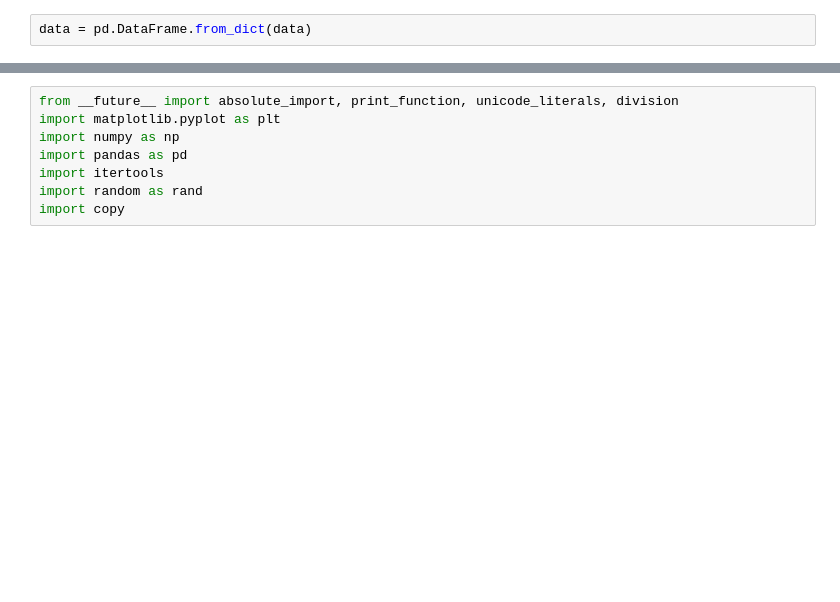
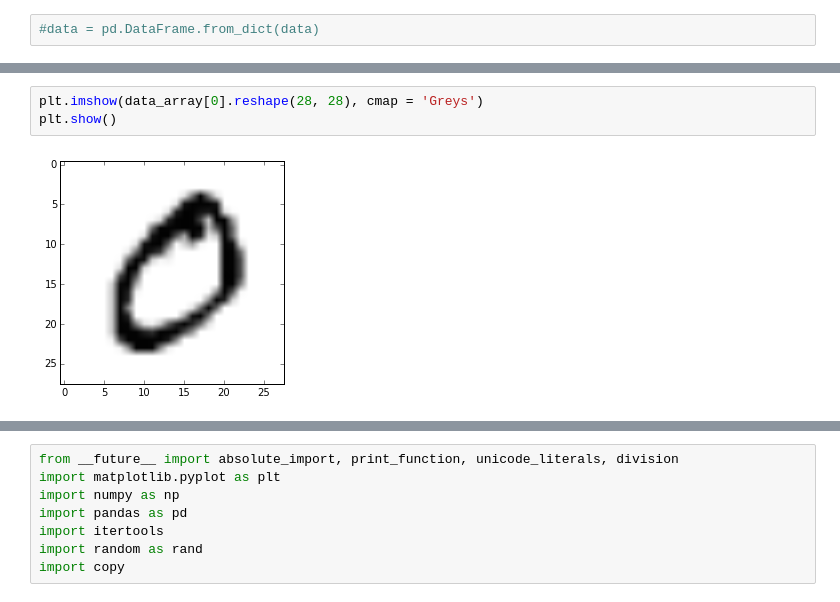
Before and after one commit to huihuifan/RBM-CS51, a Jupyter notebook: RBM.ipynb, the cells around one changed output, grey strips where cells are left out. Cells and saved outputs as stored; diff of their text form; blank space fills up the shorter version.

```diff
--- a/RBM.ipynb
+++ b/RBM.ipynb
@@ -18,3 +27,3 @@ data = {"alice":alice, "eric":eric, "nancy":nancy, "sarah":sarah, "mike":mike}
 # %%
-data = pd.DataFrame.from_dict(data)
+#data = pd.DataFrame.from_dict(data)
 # %%
@@ -28,0 +56,5 @@ print(data_array)
+# %%
+plt.imshow(data_array[0].reshape(28, 28), cmap = 'Greys')
+plt.show()
+# %% [output]
+[figure, added]
```
Also changed, not shown: parts of 11 cells of this notebook, 2 other files.
